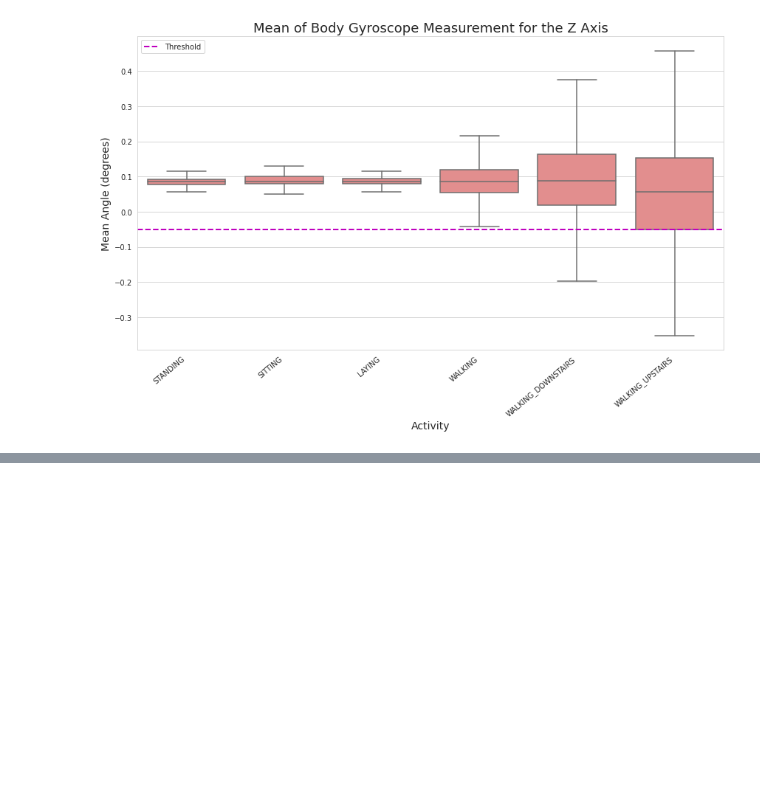
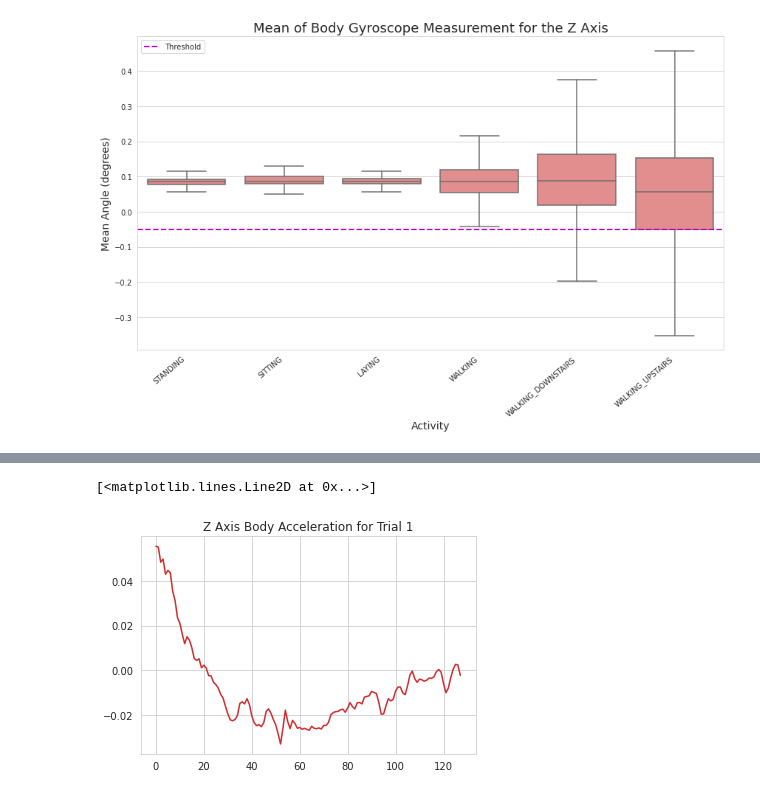
Before and after one commit to AbidAzad/Human-Activity-Recognition, a Jupyter notebook: EDA.ipynb, the cells around one changed output, grey strips where cells are left out. Saved outputs shown, nothing was run; the diff lists cells and outputs as text; code cells hidden in the pictures; blank space fills up the shorter version.

```diff
--- a/EDA.ipynb
+++ b/EDA.ipynb
@@ -493,0 +567,6 @@ plt.show()
+# %%
+plt.title(f"Z Axis Body Acceleration for Trial {trial_number}")
+plt.plot(trial_1_data[:, 2].flatten())
+# %% [output]
+[<matplotlib.lines.Line2D at 0x...>]
+[figure, added]
```
Also changed, not shown: parts of 43 cells of this notebook.
